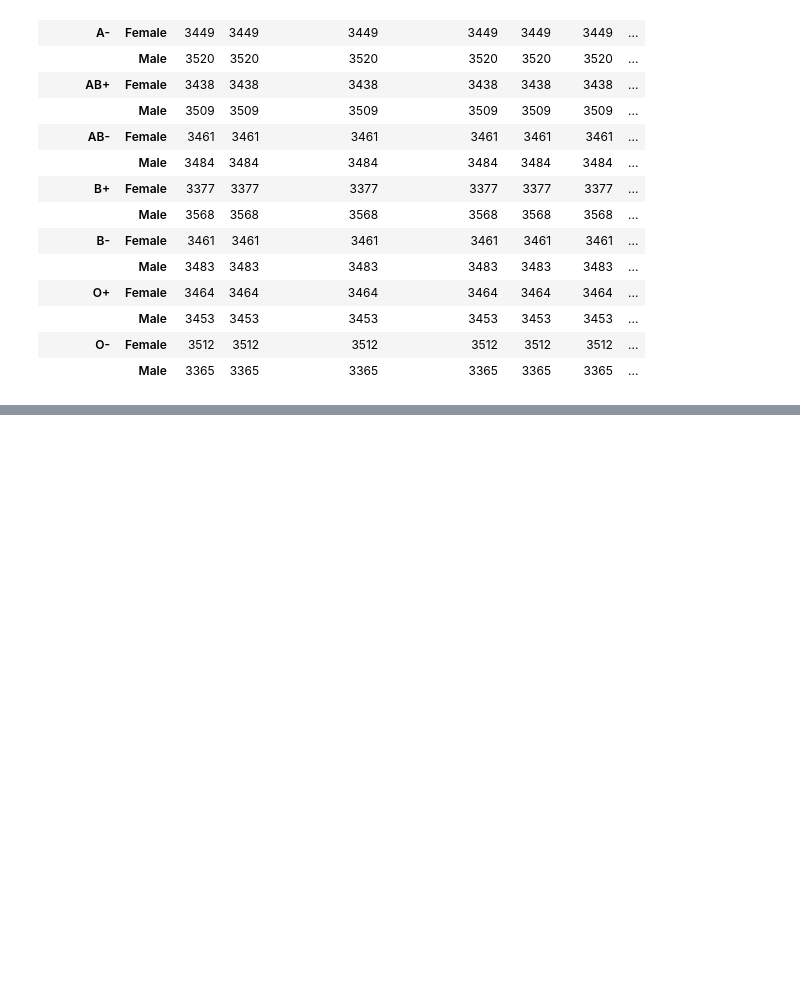
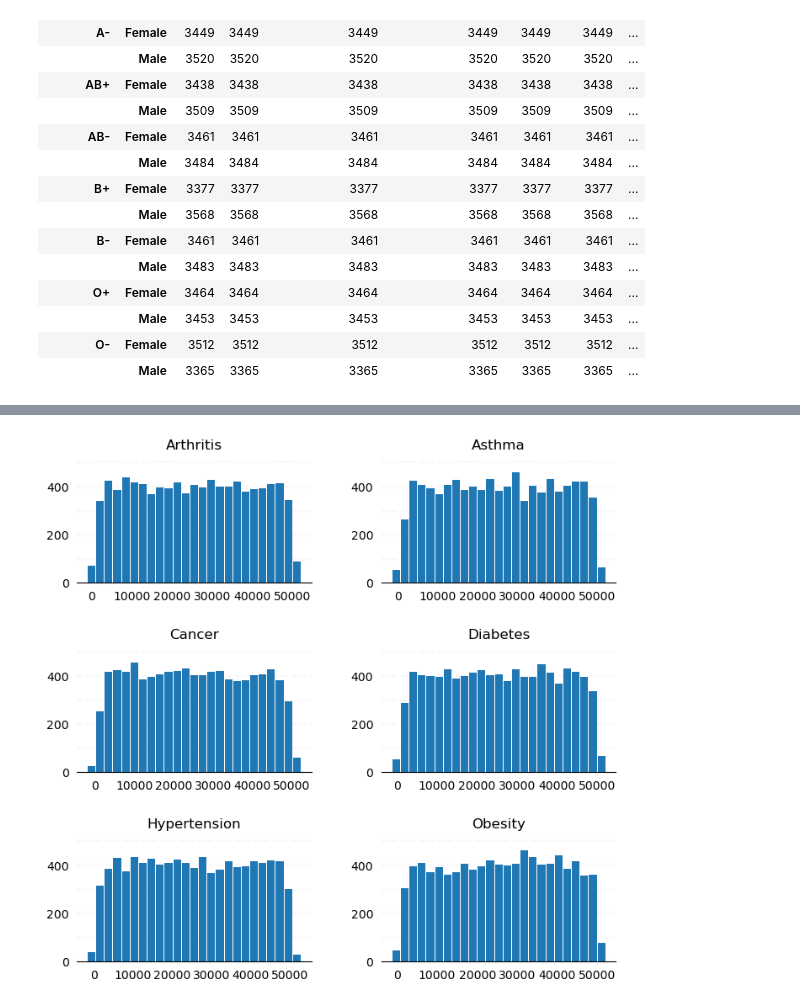
Before and after one commit to Brandon-Price/Healthcare_Dataset_Analysis, a Jupyter notebook: Healthcare_Analysis.ipynb, the cells around one changed output, grey strips where cells are left out. Cells and saved outputs as stored; diff of their text form; code cells hidden in the pictures; blank space fills up the shorter version.

```diff
--- a/Healthcare_Analysis.ipynb
+++ b/Healthcare_Analysis.ipynb
@@ -141,0 +195,20 @@ df.groupby(['Blood Type', 'Gender']).count() # Same check as above
+# %%
+# This is a quick glimpse on how the data is spread based on billing cost per medical condition.
+
+# Using a histogram on various numerical pieces of data to see how it is all orgranized
+axes = df['Billing Amount'].hist(by=df['Medical Condition'], bins=25, grid=False, zorder=2, rwidth=0.9, xrot=0, figsize=(8,8))
+
+for ax in axes.flatten():
+    # Removes the edges of the chart
+    ax.spines['right'].set_visible(False)
+    ax.spines['top'].set_visible(False)
+    ax.spines['left'].set_visible(False)
+
+    # Removes the ticks from the sides of the chart
+    ax.tick_params(axis="both", which="both", bottom=False, top=False, labelbottom=True, left=False, right=False, labelleft=True)
+    # Creates horizontal lines across background
+    vals = ax.get_yticks()
+    for tick in vals:
+        ax.axhline(y=tick, linestyle='dashed', alpha=0.4, color='#eeeeee', zorder=1)
+# %% [output]
+[figure, added]
```
Also changed, not shown: parts of 15 cells of this notebook.
